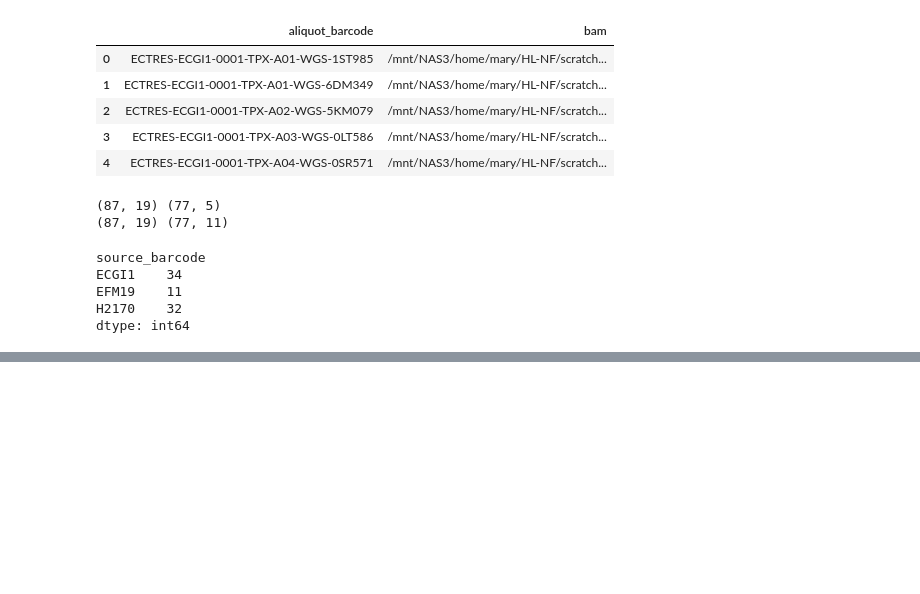
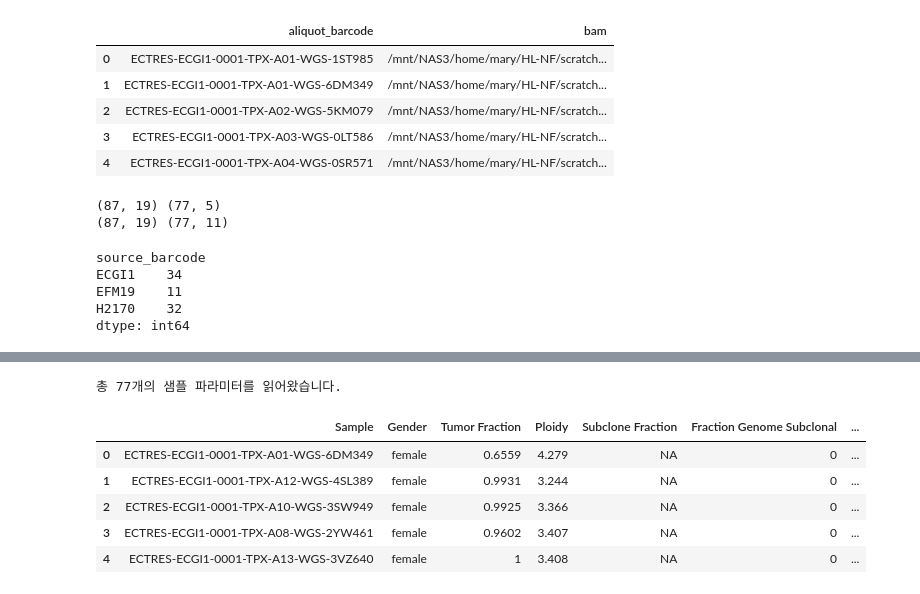
Before and after one commit to JiwonShon/ECTRES, a Jupyter notebook: ichorCNA.ipynb, the cells around one changed output, grey strips where cells are left out. Saved outputs shown, nothing was run; the diff lists cells and outputs as text; code cells hidden in the pictures; blank space fills up the shorter version.

```diff
--- a/ichorCNA.ipynb
+++ b/ichorCNA.ipynb
@@ -90,3 +97,66 @@ bam_manifest.head(2)
 # %%
 # bam_manifest.to_csv('../manifest/ECTRES_clones_nf_dna_bam.csv',index=False)  ## 20260309
 # bam_manifest.to_csv('/mnt/NAS3/home/jiwon/ECTRES/manifest/ECTRES_clones_nf_dna_bam.csv',index=False)  ## 20260309
+# %%
+root_path = '/mnt/NAS3/home/jiwon/HL-NF/scratch/ECTRES/results/ichorCNA/ichorCNA/'
+
+# 2. 모든 하위 폴더에서 .params.txt 파일 찾기
+# 예: .../ichorCNA/Sample_Folder/Sub_Folder/Sample_Name.params.txt
+param_files = glob.glob(os.path.join(root_path, "**/*.params.txt"), recursive=True)
+
+all_results = []
+
+for file in param_files:
+    # 'n_0'로 시작하는 하단 Likelihood 테이블은 무시하고 상단 정보만 가져오기 위해
+    # 딕셔너리 형태로 데이터를 파싱합니다.
+    sample_info = {}
+
+    with open(file, 'r') as f:
+        lines = f.readlines()
+
+        # Gender 필드가 있는 지점부터가 우리가 원하는 블록입니다.
+        # 그 바로 윗줄이 샘플 이름입니다.
+        for i, line in enumerate(lines):
+            if "Gender:" in line:
+                # 샘플 이름 저장 (Gender 윗줄)
+                sample_info['Sample'] = lines[i-1].strip()
+
+                # Gender 줄부터 아래로 내려가며 Key: Value 파싱
+                for j in range(i, len(lines)):
+                    current_line = lines[j].strip()
+
+                    # 빈 줄이거나 하단 테이블(n_0)이 시작되면 멈춤
+                    if not current_line or current_line.startswith('n_0'):
+                        break
+
+                    if ":" in current_line:
+                        key, val = current_line.split(":", 1)
+                        sample_info[key.strip()] = val.strip()
+                break # 원하는 블록을 다 읽었으면 해당 파일 종료
+
+    if sample_info:
+        all_results.append(sample_info)
+
+# 3. 데이터프레임 생성
+df_ichor = pd.DataFrame(all_results)
+
+# 4. 컬럼 순서 정리 (Sample을 가장 앞으로)
+cols = ['Sample'] + [c for c in df_ichor.columns if c != 'Sample']
+df_ichor = df_ichor[cols]
+
+# 5. 결과 확인
+print(f"총 {len(df_ichor)}개의 샘플 파라미터를 읽어왔습니다.")
+
+df_ichor['aliquot_barcode']=df_ichor['Sample']
+display(df_ichor.head())
+
+# (팁) 엑셀이나 CSV로 저장하고 싶으시면 아래 주석 해제
+# df_ichor.to_csv('ichorCNA_summary_table.csv', index=False)
+# %% [output]
+총 77개의 샘플 파라미터를 읽어왔습니다.
+|  | Sample | Gender | Tumor Fraction | Ploidy | Subclone Fraction | Fraction Genome Subclonal | ... |
+| 0 | ECTRES-ECGI1-0001-TPX-A01-WGS-6DM349 | female | 0.6559 | 4.279 | NA | 0 | ... |
+| 1 | ECTRES-ECGI1-0001-TPX-A12-WGS-4SL389 | female | 0.9931 | 3.244 | NA | 0 | ... |
+| 2 | ECTRES-ECGI1-0001-TPX-A10-WGS-3SW949 | female | 0.9925 | 3.366 | NA | 0 | ... |
+| 3 | ECTRES-ECGI1-0001-TPX-A08-WGS-2YW461 | female | 0.9602 | 3.407 | NA | 0 | ... |
+| 4 | ECTRES-ECGI1-0001-TPX-A13-WGS-3VZ640 | female | 1 | 3.408 | NA | 0 | ... |
```
Also changed, not shown: parts of 6 cells of this notebook, 2 other files.
